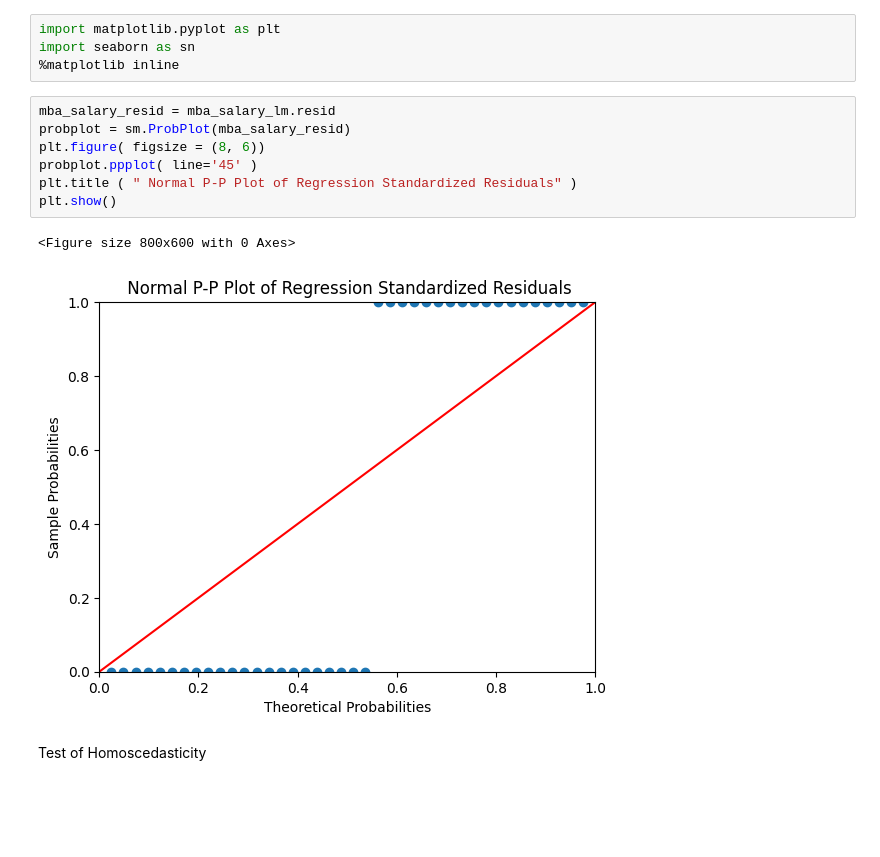
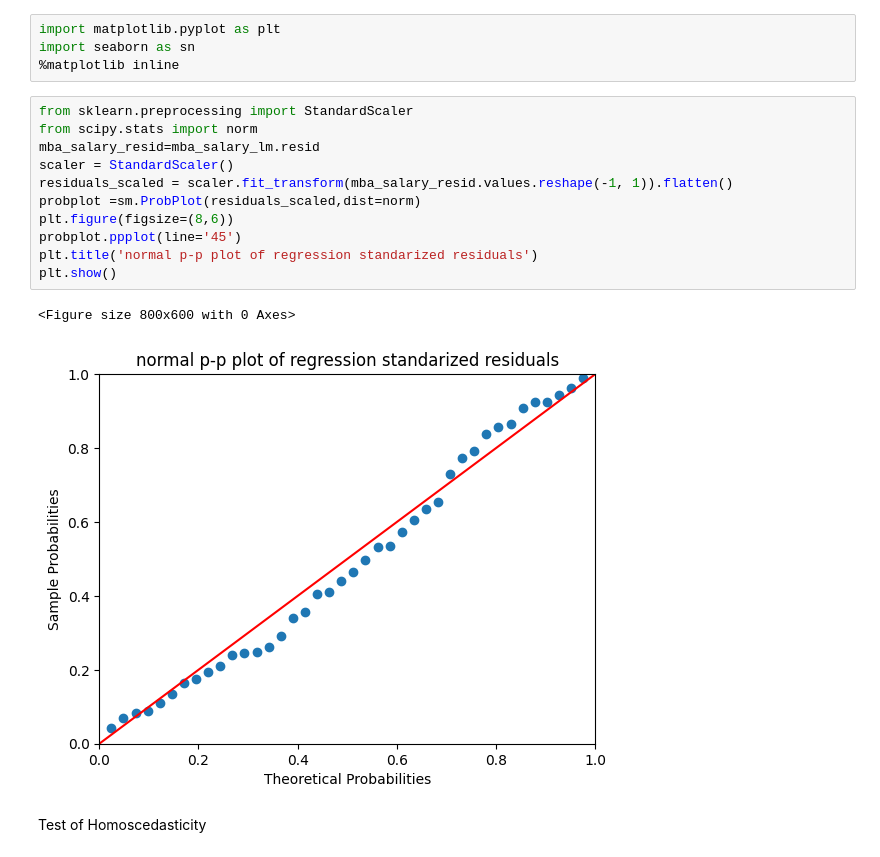
Before and after one commit to nkr9/Data-Analyst, a Jupyter notebook: Welcome_To_Colab.ipynb, the cells around one changed output. Cells and saved outputs as stored; diff of their text form; blank space fills up the shorter version.

Commit message:
MBA Salary

```diff
--- a/Welcome_To_Colab.ipynb
+++ b/Welcome_To_Colab.ipynb
@@ -273,15 +273,19 @@ import matplotlib.pyplot as plt
 import seaborn as sn
 %matplotlib inline
 # %%
-mba_salary_resid = mba_salary_lm.resid
-probplot = sm.ProbPlot(mba_salary_resid)
-plt.figure( figsize = (8, 6))
-probplot.ppplot( line='45' )
-plt.title ( " Normal P-P Plot of Regression Standardized Residuals" )
+from sklearn.preprocessing import StandardScaler
+from scipy.stats import norm
+mba_salary_resid=mba_salary_lm.resid
+scaler = StandardScaler()
+residuals_scaled = scaler.fit_transform(mba_salary_resid.values.reshape(-1, 1)).flatten()
+probplot =sm.ProbPlot(residuals_scaled,dist=norm)
+plt.figure(figsize=(8,6))
+probplot.ppplot(line='45')
+plt.title('normal p-p plot of regression standarized residuals')
 plt.show()
 # %% [output]
 <Figure size 800x600 with 0 Axes>
-[figure, old version]
+[figure, new version]
 # %% [markdown]
 Test of Homoscedasticity
 # %%
```
